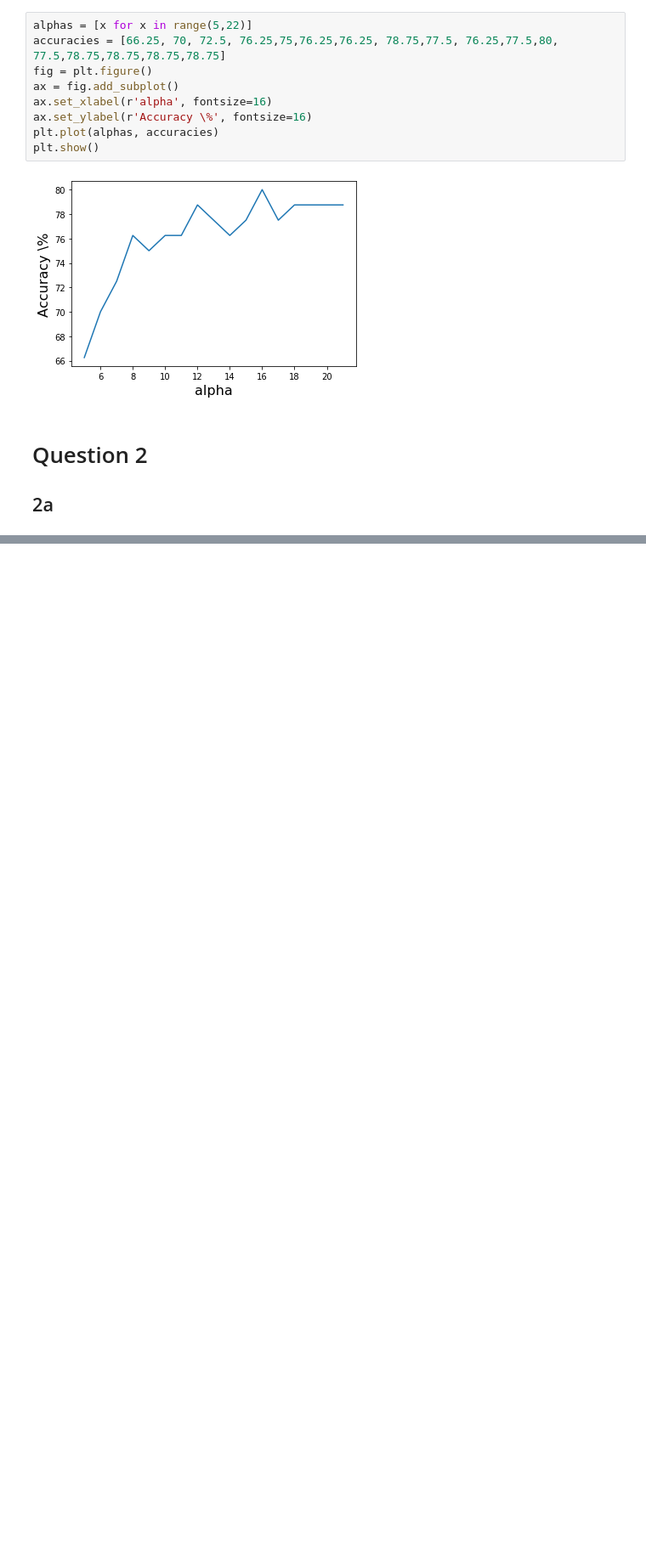
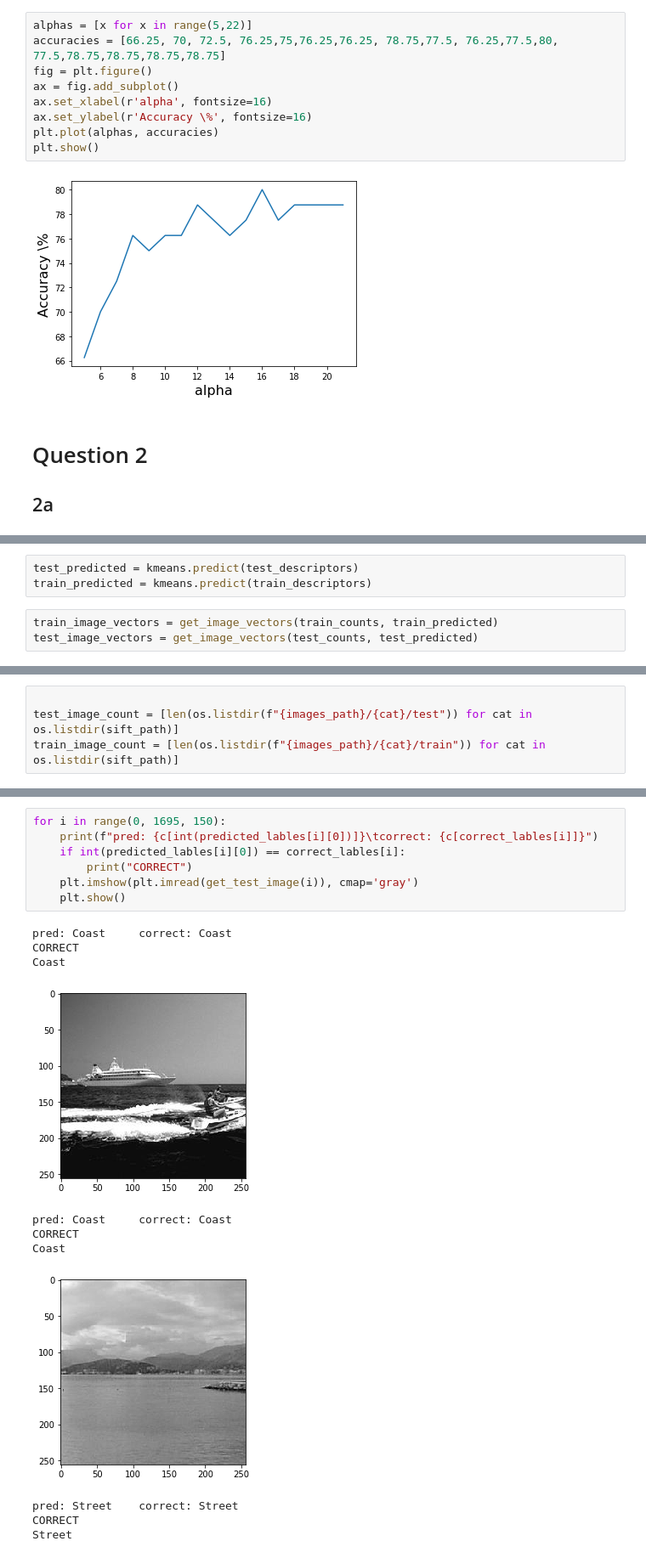
Before and after one commit to Michael-Shepherd/ComputerVision, a Jupyter notebook: Assignment5/Assignment5.ipynb, the cells around one changed output, grey strips where cells are left out. Shown at 85% size. Cells and saved outputs as stored; diff of their text form; blank space fills up the shorter version.

```diff
--- a/Assignment5/Assignment5.ipynb
+++ b/Assignment5/Assignment5.ipynb
@@ -287,0 +441,6 @@ plt.show()
+# %%
+test_predicted = kmeans.predict(test_descriptors)
+train_predicted = kmeans.predict(train_descriptors)
+# %%
+train_image_vectors = get_image_vectors(train_counts, train_predicted)
+test_image_vectors = get_image_vectors(test_counts, test_predicted)
@@ -287,0 +456,4 @@ plt.show()
+# %%
+
+test_image_count = [len(os.listdir(f"{images_path}/{cat}/test")) for cat in os.listdir(sift_path)]
+train_image_count = [len(os.listdir(f"{images_path}/{cat}/train")) for cat in os.listdir(sift_path)]
@@ -287,0 +536,19 @@ plt.show()
+# %%
+for i in range(0, 1695, 150):
+    print(f"pred: {c[int(predicted_lables[i][0])]}\tcorrect: {c[correct_lables[i]]}")
+    if int(predicted_lables[i][0]) == correct_lables[i]:
+        print("CORRECT")
+    plt.imshow(plt.imread(get_test_image(i)), cmap='gray')
+    plt.show()
+# %% [output]
+pred: Coast     correct: Coast
+CORRECT
+Coast
+[figure, added]
+pred: Coast     correct: Coast
+CORRECT
+Coast
+[figure, added]
+pred: Street    correct: Street
+CORRECT
+Street
```
Also changed, not shown: parts of 20 cells of this notebook, 18 other files.
